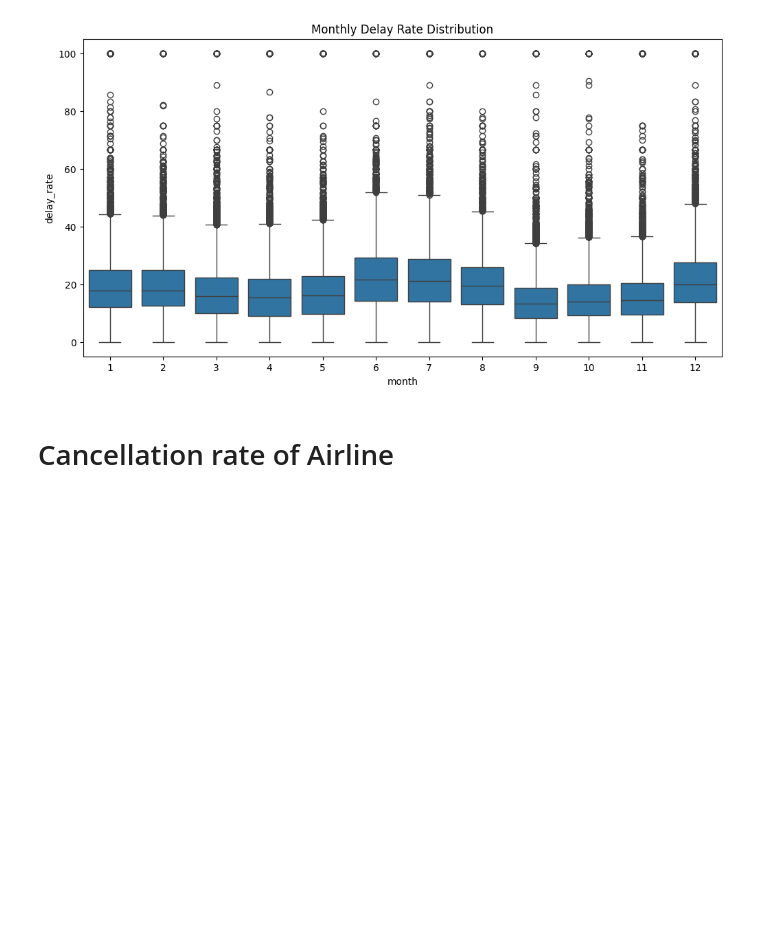
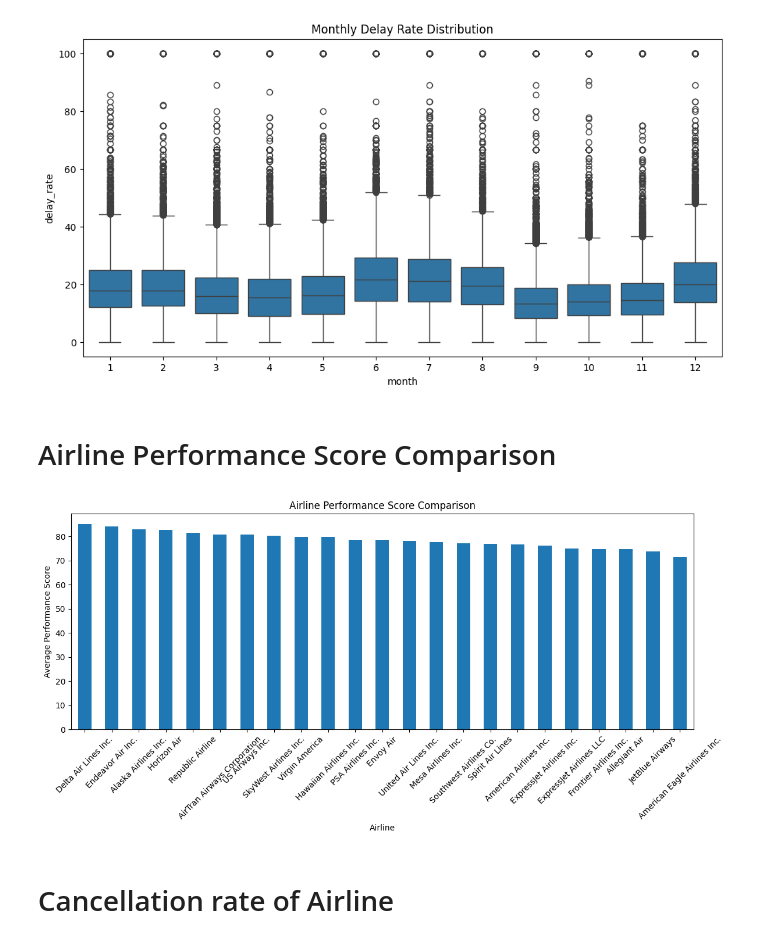
Before and after one commit to pradnesh369/airline-delay-analysis, a Jupyter notebook: Airline Delay Cause Analysis.ipynb, the cells around one changed output. Drawn from its saved outputs; the diff is of its cells as text; code cells hidden in the pictures; blank space fills up the shorter version.

```diff
--- a/Airline Delay Cause Analysis.ipynb
+++ b/Airline Delay Cause Analysis.ipynb
@@ -233,6 +248,30 @@ plt.title('Monthly Delay Rate Distribution')
 plt.show()
 # %% [output]
 [figure]
+# %% [markdown]
+# Airline Performance Score Comparison
+# %%
+# Average performance score by airline
+airline_performance = (
+    df.groupby("carrier_name")["performance_score"]
+    .mean()
+    .sort_values(ascending=False)
+)
+
+plt.figure(figsize=(12,6))
+
+airline_performance.plot(
+    kind="bar"
+)
+
+plt.title("Airline Performance Score Comparison")
+plt.xlabel("Airline")
+plt.ylabel("Average Performance Score")
+plt.xticks(rotation=45)
+plt.tight_layout()
+plt.show()
+# %% [output]
+[figure, added]
 # %% [markdown]
 # Cancellation rate of Airline
 # %%
```
Also changed, not shown: parts of 13 cells of this notebook.
